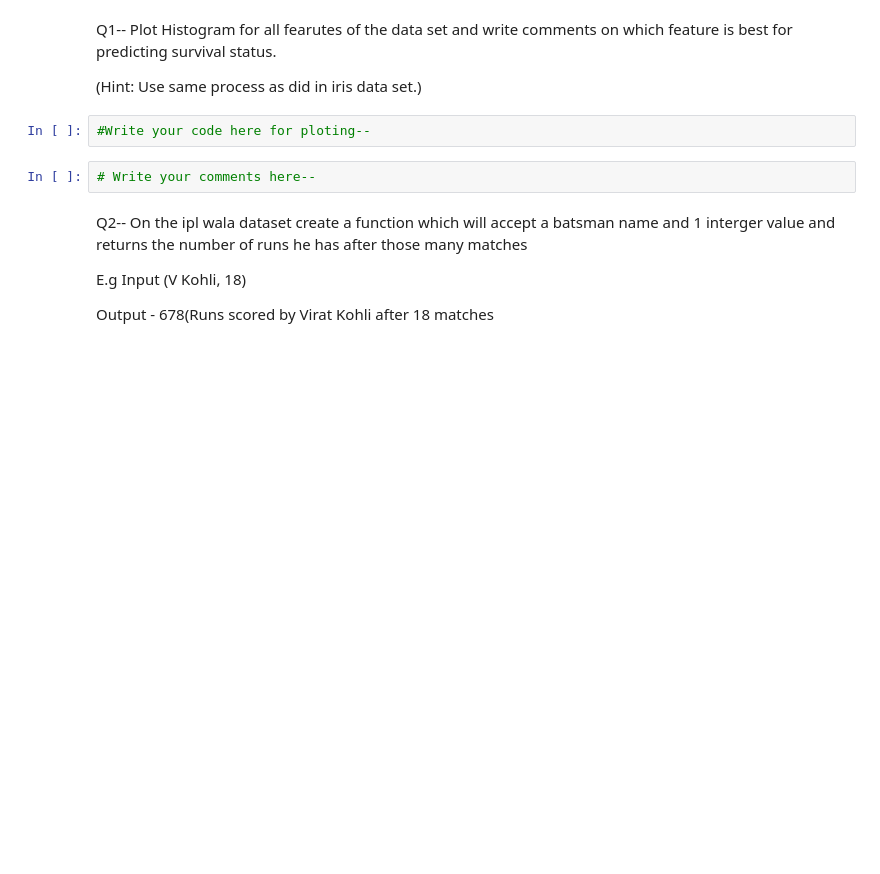
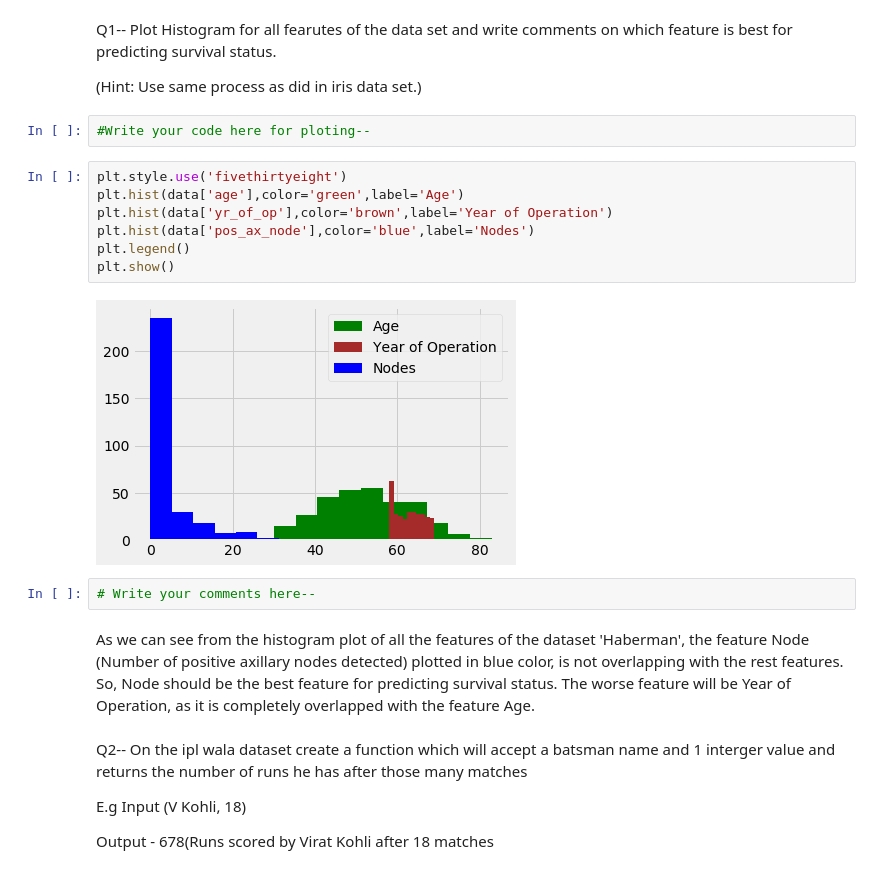
Before and after one commit to wasifekbal/statistics, a Jupyter notebook: Statistics_Assignment(PDF&CDF).ipynb, the cells around one changed output. Saved outputs shown, nothing was run; the diff lists cells and outputs as text; blank space fills up the shorter version.

```diff
--- a/Statistics_Assignment(PDF&CDF).ipynb
+++ b/Statistics_Assignment(PDF&CDF).ipynb
@@ -53,8 +37,19 @@ Q1-- Plot Histogram for all fearutes of the data set and write comments on which
 (Hint: Use same process as did in iris data set.)
 # %%
 #Write your code here for ploting--
+# %%
+plt.style.use('fivethirtyeight')
+plt.hist(data['age'],color='green',label='Age')
+plt.hist(data['yr_of_op'],color='brown',label='Year of Operation')
+plt.hist(data['pos_ax_node'],color='blue',label='Nodes')
+plt.legend()
+plt.show()
+# %% [output]
+[figure, added]
 # %%
 # Write your comments here--
+# %% [markdown]
+As we can see from the histogram plot of all the features of the dataset 'Haberman', the feature Node (Number of positive axillary nodes detected) plotted in blue color, is not overlapping with the rest features. So, Node should be the best feature for predicting survival status. The worse feature will be Year of Operation, as it is completely overlapped with the feature Age.
 # %% [markdown]
 Q2-- On the ipl wala dataset create a function which will accept a batsman name and 1 interger value and returns the number of runs he has after those many matches
 
```
Also changed, not shown: parts of 10 cells of this notebook.
